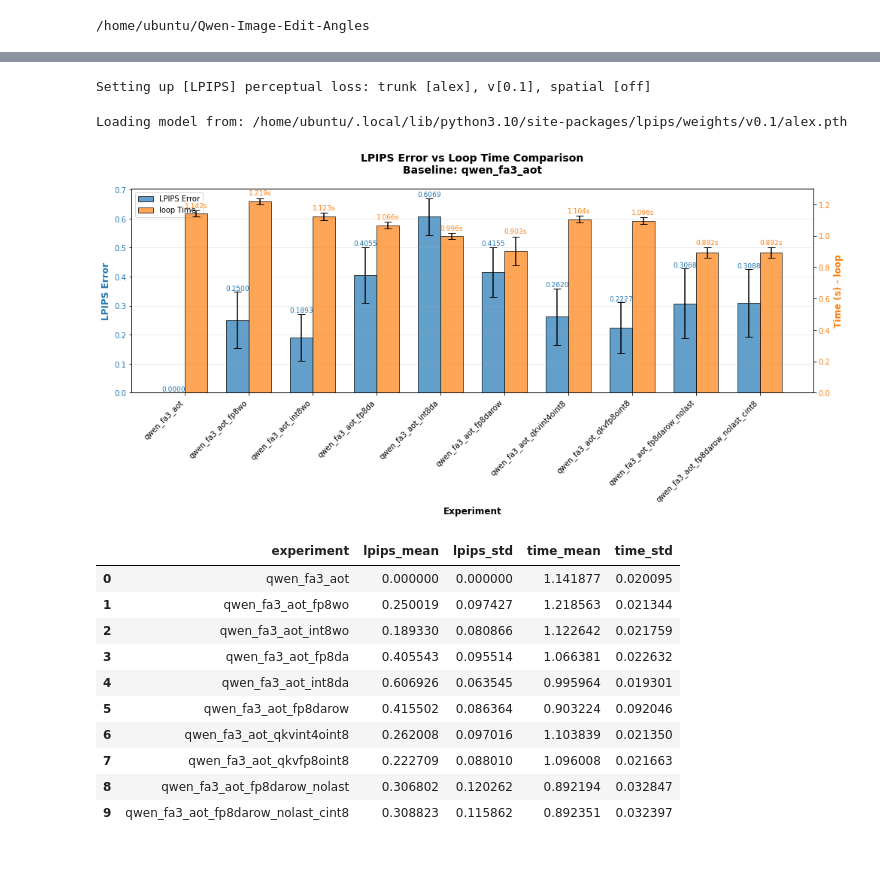
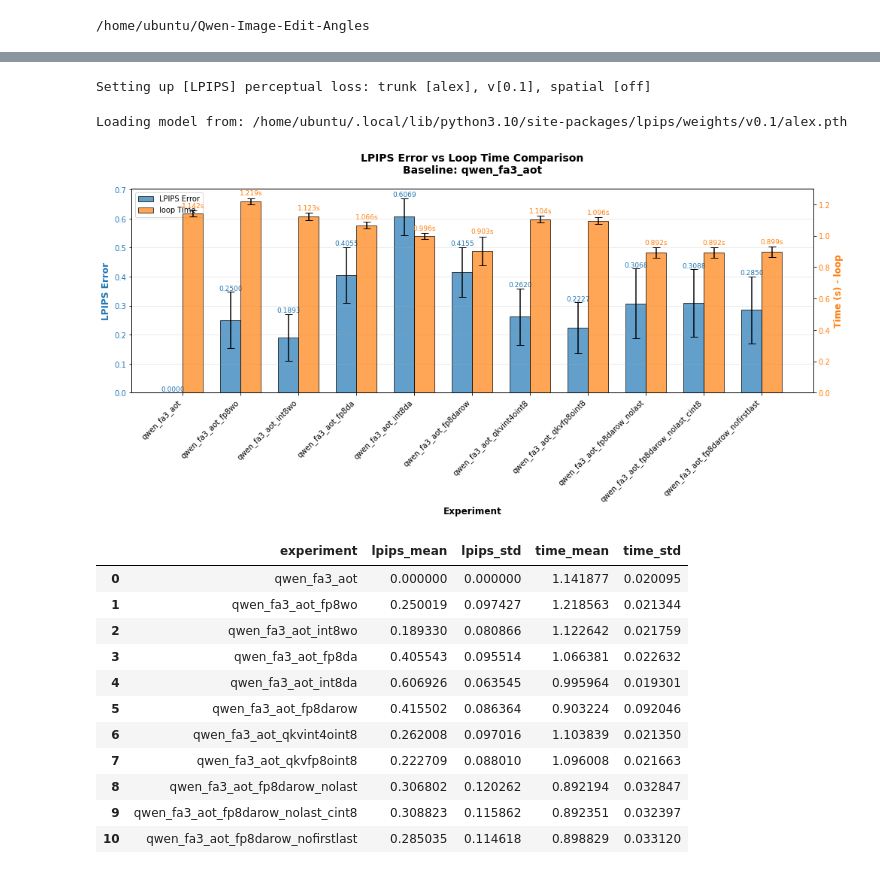
Before and after one commit to EleaZhong/Qwen-Edit-Ultrafast, a Jupyter notebook: scripts/quant_eval.ipynb, the cells around one changed output, grey strips where cells are left out. Drawn from its saved outputs; the diff is of its cells as text; code cells hidden in the pictures.

```diff
--- a/scripts/quant_eval.ipynb
+++ b/scripts/quant_eval.ipynb
@@ -46,28 +46,29 @@ Loading model from: /home/ubuntu/.local/lib/python3.10/site-packages/lpips/weigh
 # %%
 df_all = compare_sets_with_timing(
     ExperimentSet.create(
         "qwen_fa3_aot",
         "qwen_fa3_aot_fp8wo",
         "qwen_fa3_aot_int8wo",
         "qwen_fa3_aot_fp8da",
         "qwen_fa3_aot_int8da",
         "qwen_fa3_aot_fp8darow",
 
         "qwen_fa3_aot_qkvint4oint8",
         "qwen_fa3_aot_qkvfp8oint8",
 
         "qwen_fa3_aot_fp8darow_nolast",
         "qwen_fa3_aot_fp8darow_nolast_cint8",
+        "qwen_fa3_aot_fp8darow_nofirstlast",
     ),
     profile_target="loop",
-    sort_by=None
+    sort_by=None,
 )
 
 df_all
 # %% [output]
 Setting up [LPIPS] perceptual loss: trunk [alex], v[0.1], spatial [off]
 Loading model from: /home/ubuntu/.local/lib/python3.10/site-packages/lpips/weights/v0.1/alex.pth
-[figure, old version]
+[figure, new version]
 |  | experiment | lpips_mean | lpips_std | time_mean | time_std |
 | 0 | qwen_fa3_aot | 0.000000 | 0.000000 | 1.141877 | 0.020095 |
 | 1 | qwen_fa3_aot_fp8wo | 0.250019 | 0.097427 | 1.218563 | 0.021344 |
@@ -79,3 +80,4 @@ Loading model from: /home/ubuntu/.local/lib/python3.10/site-packages/lpips/weigh
 | 7 | qwen_fa3_aot_qkvfp8oint8 | 0.222709 | 0.088010 | 1.096008 | 0.021663 |
 | 8 | qwen_fa3_aot_fp8darow_nolast | 0.306802 | 0.120262 | 0.892194 | 0.032847 |
 | 9 | qwen_fa3_aot_fp8darow_nolast_cint8 | 0.308823 | 0.115862 | 0.892351 | 0.032397 |
+| 10 | qwen_fa3_aot_fp8darow_nofirstlast | 0.285035 | 0.114618 | 0.898829 | 0.033120 |
```
Also changed, not shown: parts of 6 cells of this notebook, 2 other files.
